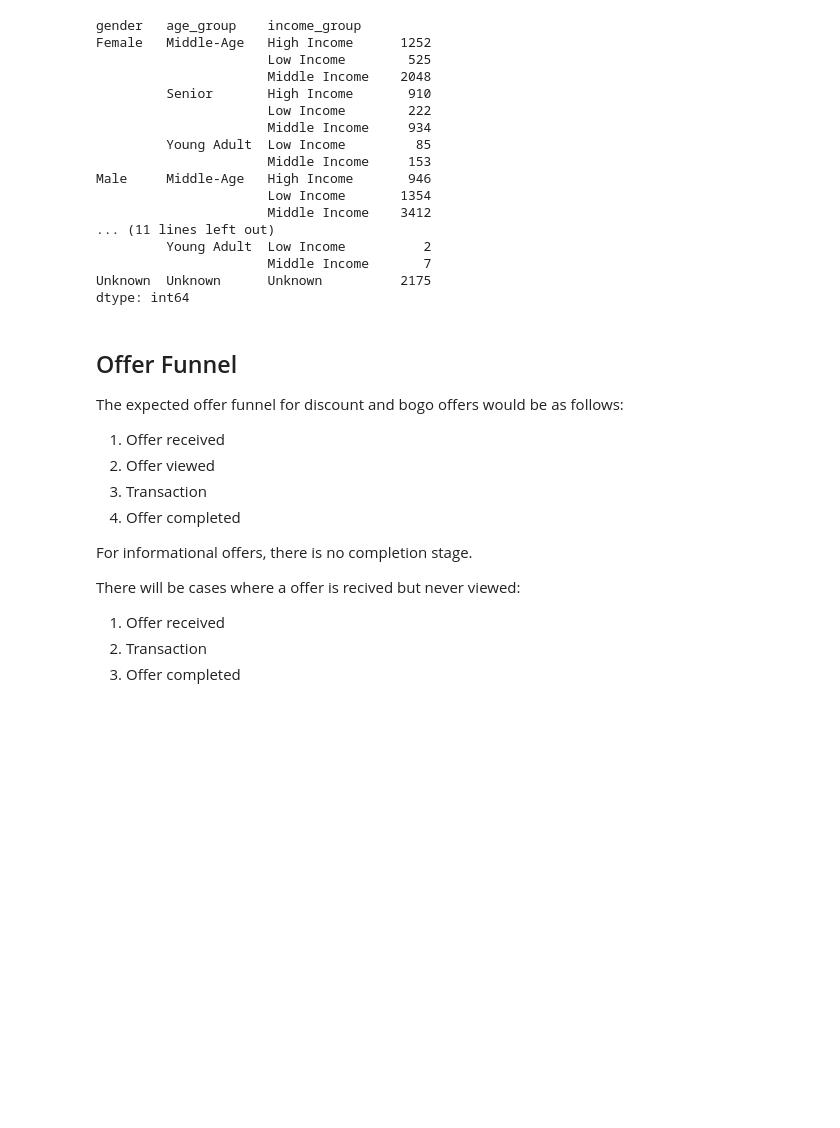
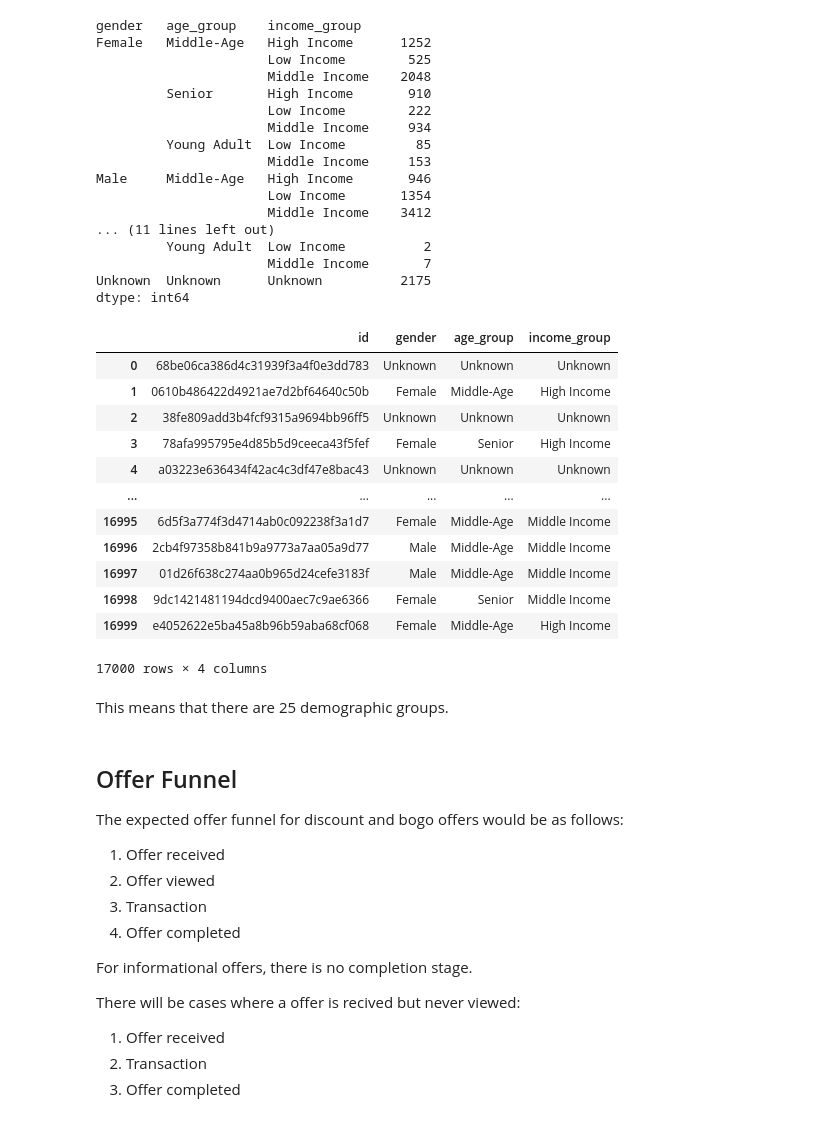
Before and after one commit to atrgz/starbucks_capstone, a Jupyter notebook: Starbucks_Capstone_notebook.ipynb, the cells around one changed output. Saved outputs shown, nothing was run; the diff lists cells and outputs as text; code cells hidden in the pictures; blank space fills up the shorter version.

```diff
--- a/Starbucks_Capstone_notebook.ipynb
+++ b/Starbucks_Capstone_notebook.ipynb
@@ -303,6 +303,24 @@ Male     Middle-Age   High Income       946
                       Middle Income       7
 Unknown  Unknown      Unknown          2175
 dtype: int64
+# %%
+profile_groups
+# %% [output]
+|  | id | gender | age_group | income_group |
+| 0 | 68be06ca386d4c31939f3a4f0e3dd783 | Unknown | Unknown | Unknown |
+| 1 | 0610b486422d4921ae7d2bf64640c50b | Female | Middle-Age | High Income |
+| 2 | 38fe809add3b4fcf9315a9694bb96ff5 | Unknown | Unknown | Unknown |
+| 3 | 78afa995795e4d85b5d9ceeca43f5fef | Female | Senior | High Income |
+| 4 | a03223e636434f42ac4c3df47e8bac43 | Unknown | Unknown | Unknown |
+| ... | ... | ... | ... | ... |
+| 16995 | 6d5f3a774f3d4714ab0c092238f3a1d7 | Female | Middle-Age | Middle Income |
+| 16996 | 2cb4f97358b841b9a9773a7aa05a9d77 | Male | Middle-Age | Middle Income |
+| 16997 | 01d26f638c274aa0b965d24cefe3183f | Male | Middle-Age | Middle Income |
+| 16998 | 9dc1421481194dcd9400aec7c9ae6366 | Female | Senior | Middle Income |
+| 16999 | e4052622e5ba45a8b96b59aba68cf068 | Female | Middle-Age | High Income |
+17000 rows × 4 columns
+# %% [markdown]
+This means that there are 25 demographic groups.
 # %% [markdown]
 ## Offer Funnel
 
```
Also changed, not shown: parts of 3 cells of this notebook.
